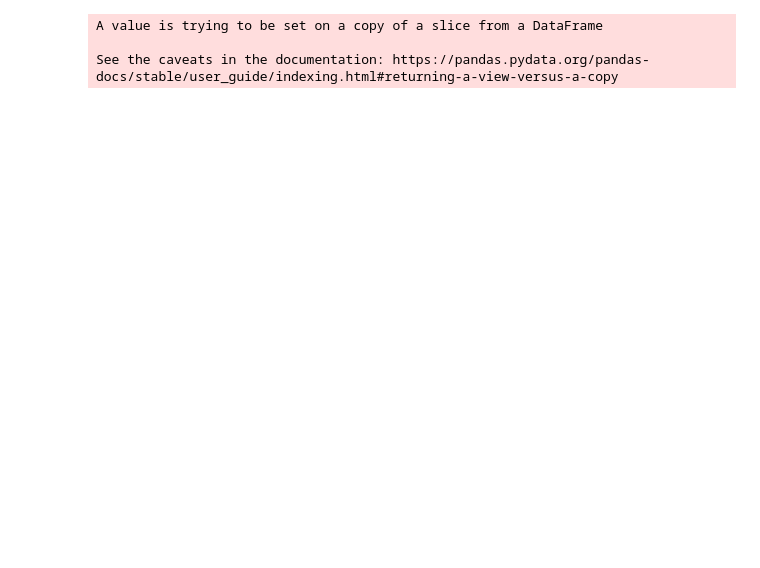
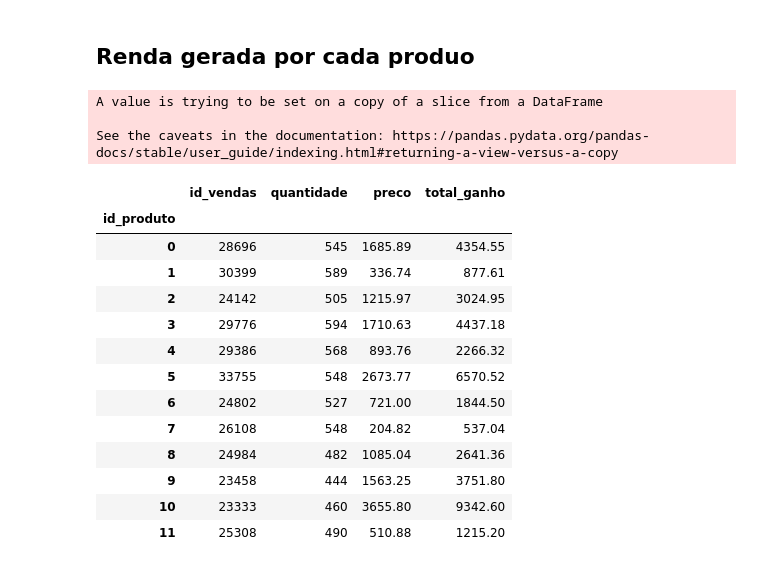
Before and after one commit to BrunoFornaro/A2-LP, a Jupyter notebook: Analises_inacabadas.ipynb, the cells around one changed output. Cells and saved outputs as stored; diff of their text form; code cells hidden in the pictures; blank space fills up the shorter version.

```diff
--- a/Analises_inacabadas.ipynb
+++ b/Analises_inacabadas.ipynb
@@ -102,15 +104,34 @@ produtos = gerar_dados()[0]
 clientes = gerar_dados()[1]
 vendas = gerar_dados()[2]
 venda_produtos = gerar_dados()[3]
+# %% [markdown]
+## Renda gerada por cada produo
 # %%
+# Selecionando os dados
 preco = produtos[['id','preco']]
 preco.rename(columns={"id": "id_produto"}, inplace = 1)
 venda_preco = pd.merge(venda_produtos, preco, how= 'inner', on= 'id_produto')
-venda_preco['total_gasto'] = venda_preco['quantidade']*venda_preco['preco']
+# Claculando o total arrecadado por produto
+venda_preco['total_ganho'] = venda_preco['quantidade']*venda_preco['preco']
 venda_preco_prod = venda_preco.groupby('id_produto').sum()
+venda_preco_prod
 # %% [output]
 A value is trying to be set on a copy of a slice from a DataFrame
 
 See the caveats in the documentation: https://pandas.pydata.org/pandas-docs/stable/user_guide/indexing.html#returning-a-view-versus-a-copy
+|  | id_vendas | quantidade | preco | total_ganho |
+| id_produto |  |  |  |  |
+| 0 | 28696 | 545 | 1685.89 | 4354.55 |
+| 1 | 30399 | 589 | 336.74 | 877.61 |
+| 2 | 24142 | 505 | 1215.97 | 3024.95 |
+| 3 | 29776 | 594 | 1710.63 | 4437.18 |
+| 4 | 29386 | 568 | 893.76 | 2266.32 |
+| 5 | 33755 | 548 | 2673.77 | 6570.52 |
+| 6 | 24802 | 527 | 721.00 | 1844.50 |
+| 7 | 26108 | 548 | 204.82 | 537.04 |
+| 8 | 24984 | 482 | 1085.04 | 2641.36 |
+| 9 | 23458 | 444 | 1563.25 | 3751.80 |
+| 10 | 23333 | 460 | 3655.80 | 9342.60 |
+| 11 | 25308 | 490 | 510.88 | 1215.20 |
 # %%
 #Organizando os dados
```
Also changed, not shown: parts of 15 cells of this notebook.
